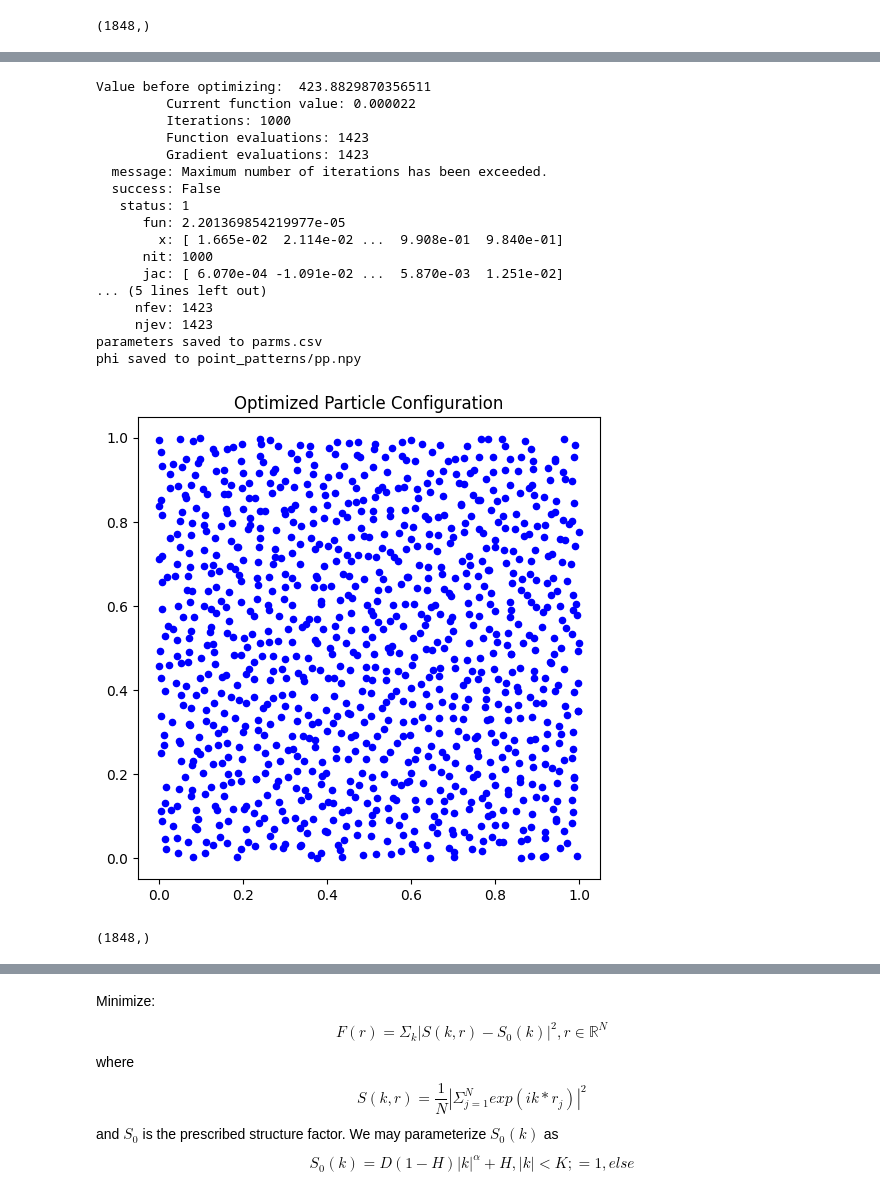
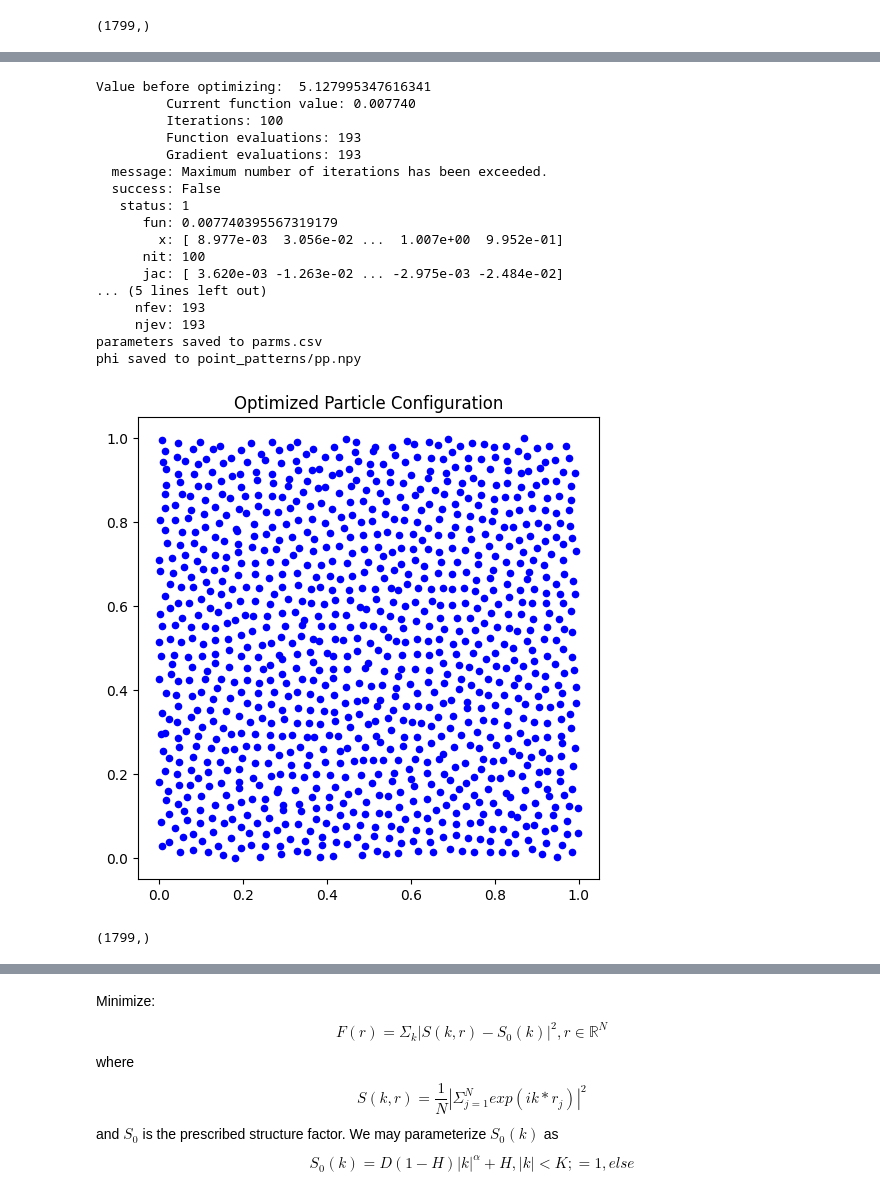
Before and after one commit to BekzatZhar/modeling_seminarSoSe25, a Jupyter notebook: hu_points.ipynb, the cells around one changed output, grey strips where cells are left out. Cells and saved outputs as stored; diff of their text form; code cells hidden in the pictures.

```diff
--- a/hu_points.ipynb
+++ b/hu_points.ipynb
@@ -70,6 +50,12 @@ def perturbed_point_pattern(N, eps=0.01):
     return uniform  # shape : (rN, 2)
 # %%
 # ---== functions ==--- #
+
+# weight function for different k vectors to ensure constraints equally
+# strong on all spherical shells for radially symmetric structure factors
+def weight(k):
+    k_magnitude = np.linalg.norm(k, axis=0)  # (M,)
+    return 1./k_magnitude
 
 def compute_rho(k, r):
     k_dot_r = r @ k  # (N, M)
@@ -105,7 +91,7 @@ def compute_gradient_F(r, k, S0_k):
     exp_ikr, rho = compute_rho(k, r)
     S_kr = compute_S_rho(rho, N)  # (M,)
     dSkr_dr = compute_dS_dr(k, r, rho, exp_ikr)  # (N, 2, M)
-    diff = (S_kr - S0_k)  # (M,)
+    diff = weight(k) * (S_kr - S0_k)  # (M,)
     grad = 2 * np.real(np.sum(dSkr_dr * diff[np.newaxis, np.newaxis, :], axis=2))  # (N, 2)
     return grad
 
@@ -114,7 +100,7 @@ def objective_function(x, k, S0_k):
     r = x.reshape(N, 2)
     r = np.mod(r, 1.0)
     S_kr = compute_S(k, r)
-    return np.sum((S_kr - S0_k)**2)
+    return np.sum(weight(k) * (S_kr - S0_k)**2)
 
 def gradient_function(x, k, S0_k):
     N = x.shape[0] // 2
@@ -163,7 +149,7 @@ M = 100
 
 # Target structure factor parameters
 H = 1e-4
-alpha = 2.
+alpha = 100.
 K_cutoff = 44*np.pi
 D = np.pow(K_cutoff, -alpha)
 
@@ -171,7 +157,7 @@ r_init = perturbed_point_pattern(N)
 # since some point pattern generation algos dont give exactly N
 N = r_init.shape[0]
 
-k = generate_k_vectors(K_cutoff)
+k = generate_k_vectors(60)
 M = k.shape[1]
 
 # Plot wave vectors used:
@@ -219,2 +205,2 @@ plot_structure_factor(r_opt, k, K_cutoff, S0_k, "Optimized Structure Factor")
 [figure]
-(1848,)
+(1799,)
@@ -222,19 +208,19 @@ plot_structure_factor(r_opt, k, K_cutoff, S0_k, "Optimized Structure Factor")
-Value before optimizing:  423.8829870356511
-         Current function value: 0.000022
-         Iterations: 1000
-         Function evaluations: 1423
-         Gradient evaluations: 1423
+Value before optimizing:  5.127995347616341
+         Current function value: 0.007740
+         Iterations: 100
+         Function evaluations: 193
+         Gradient evaluations: 193
   message: Maximum number of iterations has been exceeded.
   success: False
    status: 1
-      fun: 2.201369854219977e-05
-        x: [ 1.665e-02  2.114e-02 ...  9.908e-01  9.840e-01]
-      nit: 1000
-      jac: [ 6.070e-04 -1.091e-02 ...  5.870e-03  1.251e-02]
+      fun: 0.007740395567319179
+        x: [ 8.977e-03  3.056e-02 ...  1.007e+00  9.952e-01]
+      nit: 100
+      jac: [ 3.620e-03 -1.263e-02 ... -2.975e-03 -2.484e-02]
 ... (5 lines left out)
-     nfev: 1423
-     njev: 1423
+     nfev: 193
+     njev: 193
 parameters saved to parms.csv
 phi saved to point_patterns/pp.npy
-[figure, old version]
+[figure, new version]
-(1848,)
+(1799,)
```
Also changed, not shown: parts of 2 cells of this notebook, 2 other files.
